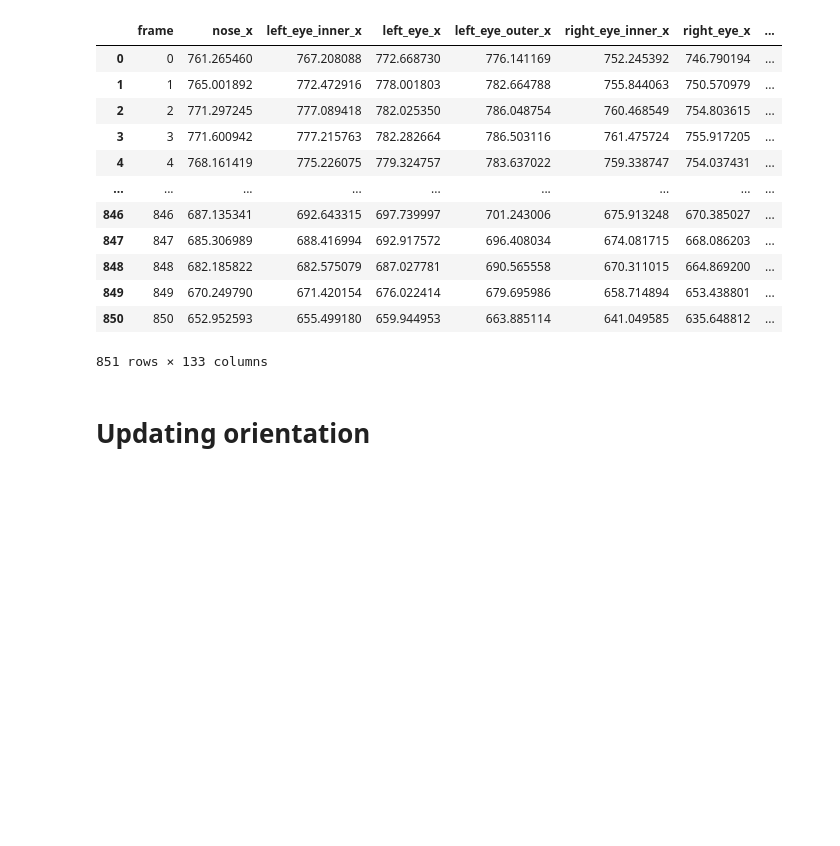
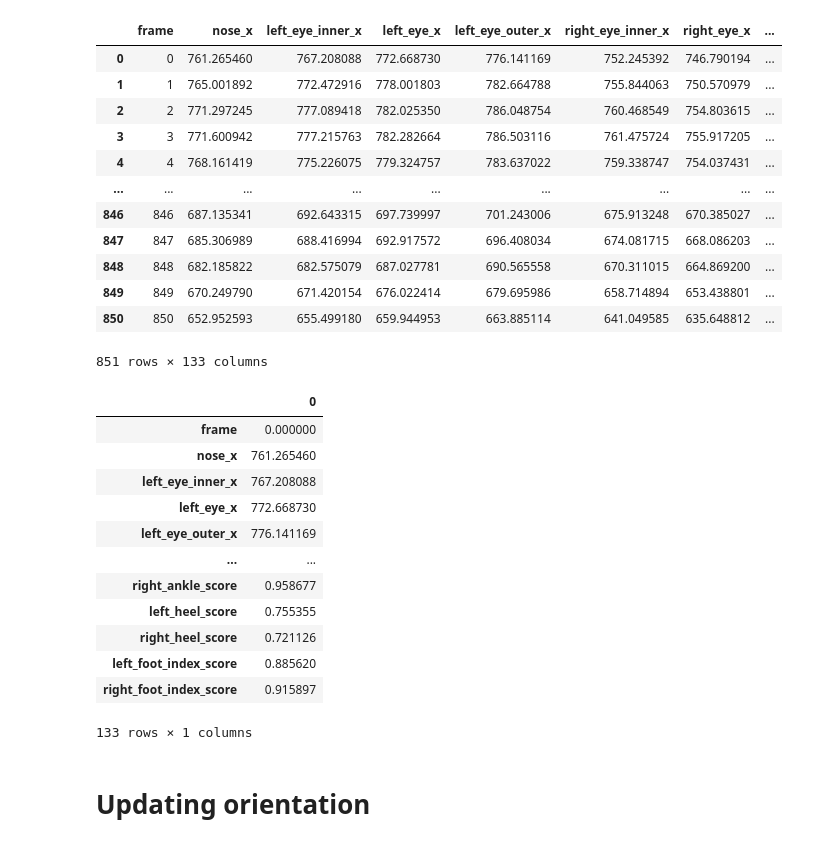
Before and after one commit to tiilt-lab/sport_analytics, a Jupyter notebook: mmla_ia_analysis/reorient_data_and_EDA_person1_y.ipynb, the cells around one changed output. Saved outputs shown, nothing was run; the diff lists cells and outputs as text; code cells hidden in the pictures; blank space fills up the shorter version.

```diff
--- a/mmla_ia_analysis/reorient_data_and_EDA_person1_y.ipynb
+++ b/mmla_ia_analysis/reorient_data_and_EDA_person1_y.ipynb
@@ -23,6 +23,22 @@ key_joint
 | 849 | 849 | 670.249790 | 671.420154 | 676.022414 | 679.695986 | 658.714894 | 653.438801 | ... |
 | 850 | 850 | 652.952593 | 655.499180 | 659.944953 | 663.885114 | 641.049585 | 635.648812 | ... |
 851 rows × 133 columns
+# %%
+key_joint.iloc[:1,:].T
+# %% [output]
+|  | 0 |
+| frame | 0.000000 |
+| nose_x | 761.265460 |
+| left_eye_inner_x | 767.208088 |
+| left_eye_x | 772.668730 |
+| left_eye_outer_x | 776.141169 |
+| ... | ... |
+| right_ankle_score | 0.958677 |
+| left_heel_score | 0.755355 |
+| right_heel_score | 0.721126 |
+| left_foot_index_score | 0.885620 |
+| right_foot_index_score | 0.915897 |
+133 rows × 1 columns
 # %% [markdown]
 # Updating orientation
 # %% [markdown]
```
Also changed, not shown: 6 other files.
